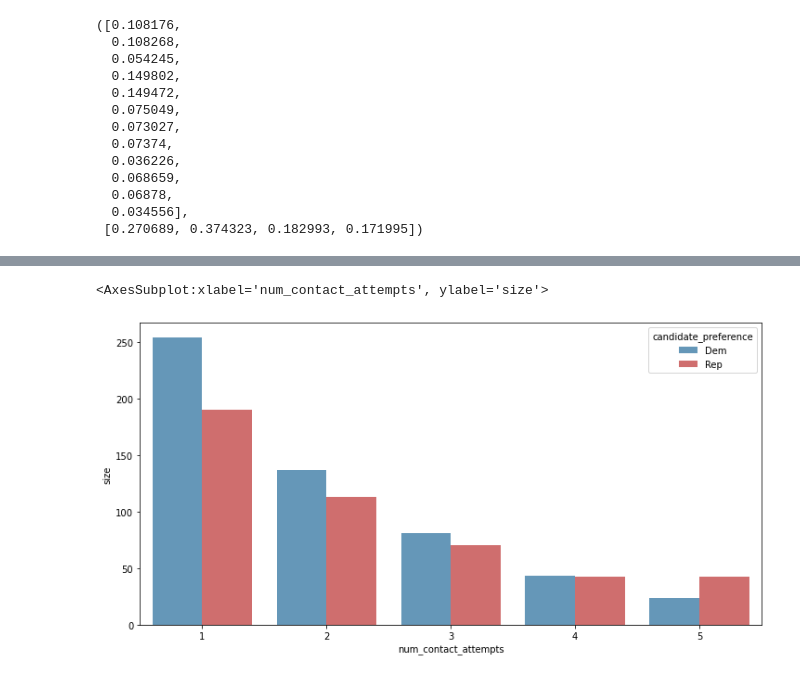
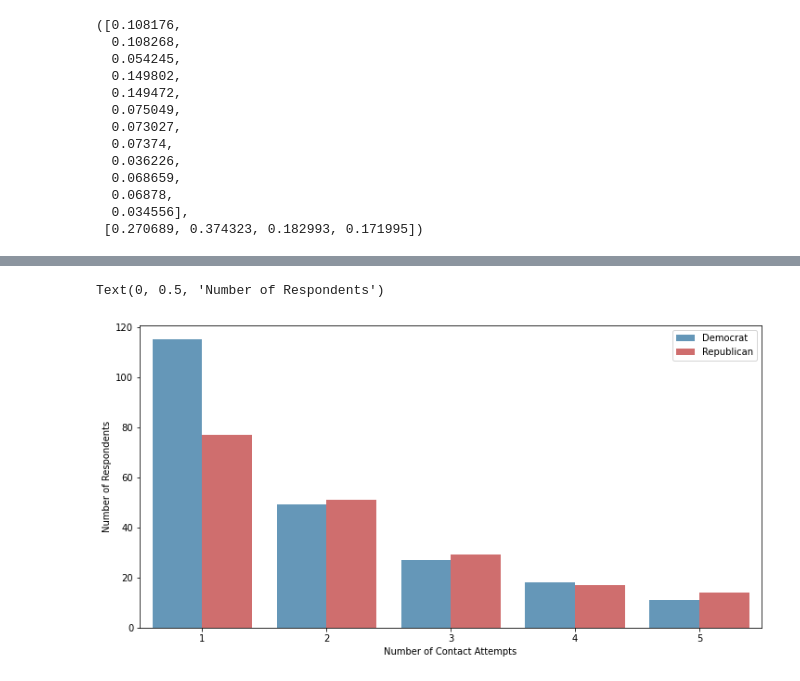
Before and after one commit to AndrewRook/polling_simulator, a Jupyter notebook: 6_advanced_techniques.ipynb, the cells around one changed output, grey strips where cells are left out. Saved outputs shown, nothing was run; the diff lists cells and outputs as text; code cells hidden in the pictures.

```diff
--- a/6_advanced_techniques.ipynb
+++ b/6_advanced_techniques.ipynb
@@ -178,10 +178,15 @@ poll_responders.head()
 # %%
-responses_by_attempts = poll_responders.groupby(
+is_30_50 = age_parameterization[1].segment.segment(poll_responders)
+
+responses_by_attempts = poll_responders[is_30_50].groupby(
     ["candidate_preference", "num_contact_attempts"], as_index=False
 ).size()
 # %%
 fig, ax = plt.subplots(figsize=(12, 6))
 sns.barplot(data=responses_by_attempts, x="num_contact_attempts", y="size", hue="candidate_preference", ax=ax, alpha=0.75)
+ax.get_legend().set_title("")
+ax.set_xlabel("Number of Contact Attempts")
+ax.set_ylabel("Number of Respondents")
 # %% [output]
-<AxesSubplot:xlabel='num_contact_attempts', ylabel='size'>
+Text(0, 0.5, 'Number of Respondents')
-[figure, old version]
+[figure, new version]
```
Also changed, not shown: parts of 4 cells of this notebook.
